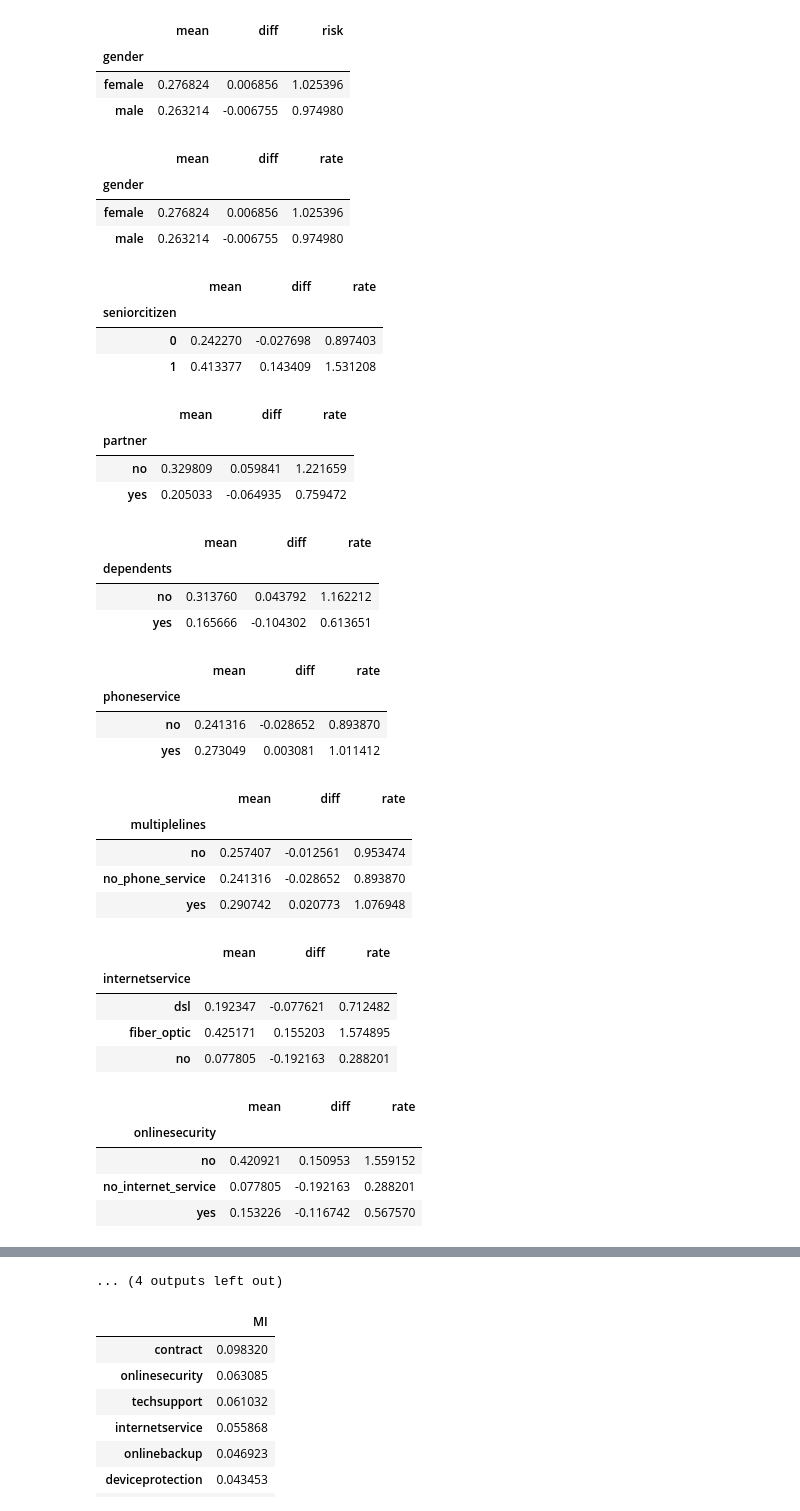
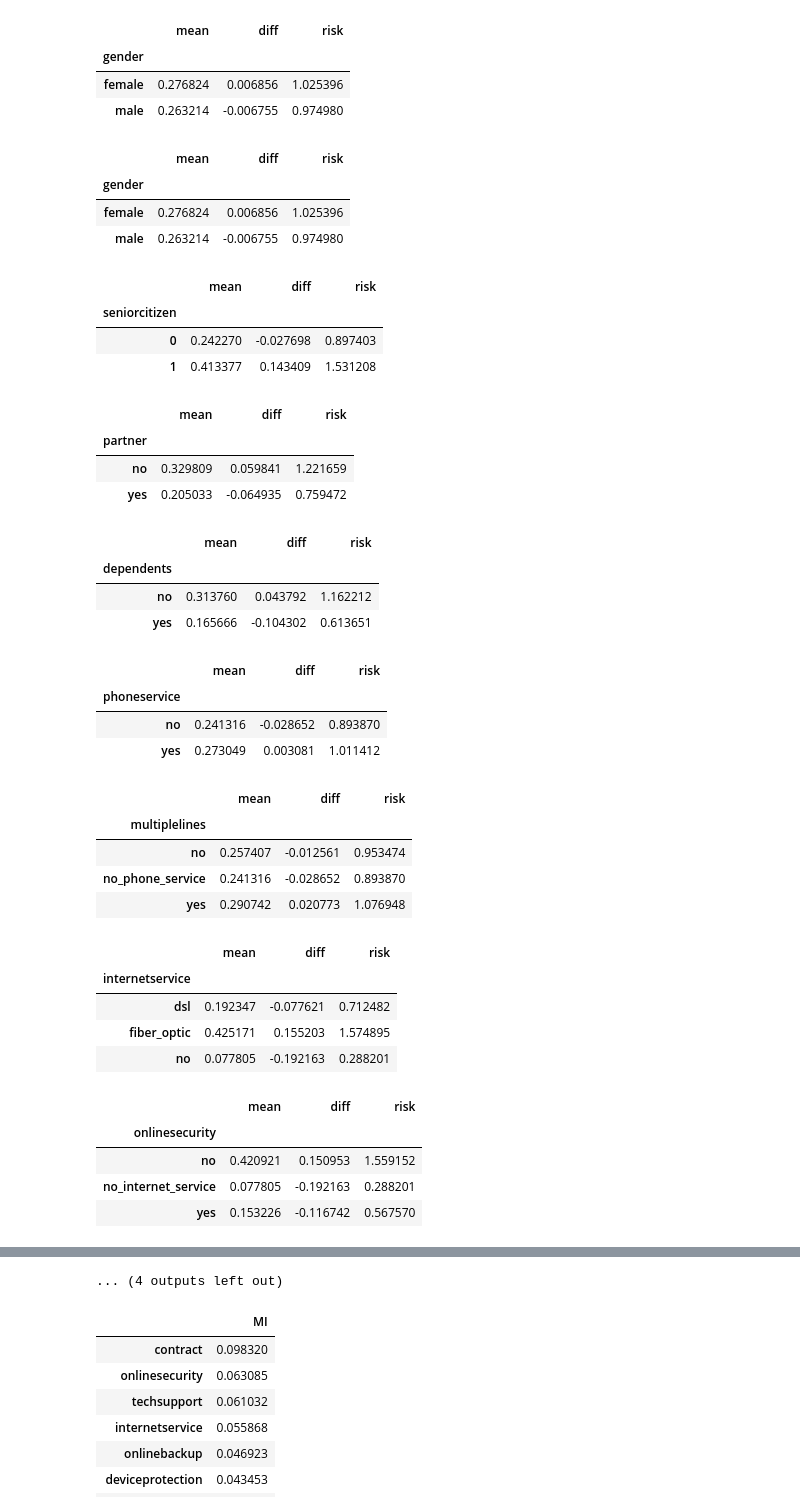
Before and after one commit to rparthas/data, a Jupyter notebook: zoomcamp/churn_prediction.ipynb, the cells around one changed output, grey strips where cells are left out. Drawn from its saved outputs; the diff is of its cells as text; code cells hidden in the pictures.

```diff
--- a/zoomcamp/churn_prediction.ipynb
+++ b/zoomcamp/churn_prediction.ipynb
@@ -188,41 +189,41 @@ df_group
 # %%
 for col in categorical:
     df_group = df_train_full.groupby(by=col).churn.agg(['mean'])
     df_group['diff'] = df_group['mean'] - global_mean
-    df_group['rate'] = df_group['mean'] / global_mean
+    df_group['risk'] = df_group['mean'] / global_mean
     display(df_group)
 # %% [output]
-|  | mean | diff | rate |
+|  | mean | diff | risk |
 | gender |  |  |  |
 | female | 0.276824 | 0.006856 | 1.025396 |
 | male | 0.263214 | -0.006755 | 0.974980 |
-|  | mean | diff | rate |
+|  | mean | diff | risk |
 | seniorcitizen |  |  |  |
 | 0 | 0.242270 | -0.027698 | 0.897403 |
 | 1 | 0.413377 | 0.143409 | 1.531208 |
-|  | mean | diff | rate |
+|  | mean | diff | risk |
 | partner |  |  |  |
 | no | 0.329809 | 0.059841 | 1.221659 |
 | yes | 0.205033 | -0.064935 | 0.759472 |
-|  | mean | diff | rate |
+|  | mean | diff | risk |
 | dependents |  |  |  |
 | no | 0.313760 | 0.043792 | 1.162212 |
 | yes | 0.165666 | -0.104302 | 0.613651 |
-|  | mean | diff | rate |
+|  | mean | diff | risk |
 | phoneservice |  |  |  |
 | no | 0.241316 | -0.028652 | 0.893870 |
 | yes | 0.273049 | 0.003081 | 1.011412 |
-|  | mean | diff | rate |
+|  | mean | diff | risk |
 | multiplelines |  |  |  |
 | no | 0.257407 | -0.012561 | 0.953474 |
 | no_phone_service | 0.241316 | -0.028652 | 0.893870 |
 | yes | 0.290742 | 0.020773 | 1.076948 |
-|  | mean | diff | rate |
+|  | mean | diff | risk |
 | internetservice |  |  |  |
 | dsl | 0.192347 | -0.077621 | 0.712482 |
 | fiber_optic | 0.425171 | 0.155203 | 1.574895 |
 | no | 0.077805 | -0.192163 | 0.288201 |
-|  | mean | diff | rate |
+|  | mean | diff | risk |
 | onlinesecurity |  |  |  |
 | no | 0.420921 | 0.150953 | 1.559152 |
 | no_internet_service | 0.077805 | -0.192163 | 0.288201 |
```
Also changed, not shown: parts of 50 cells of this notebook, 4 other files.
